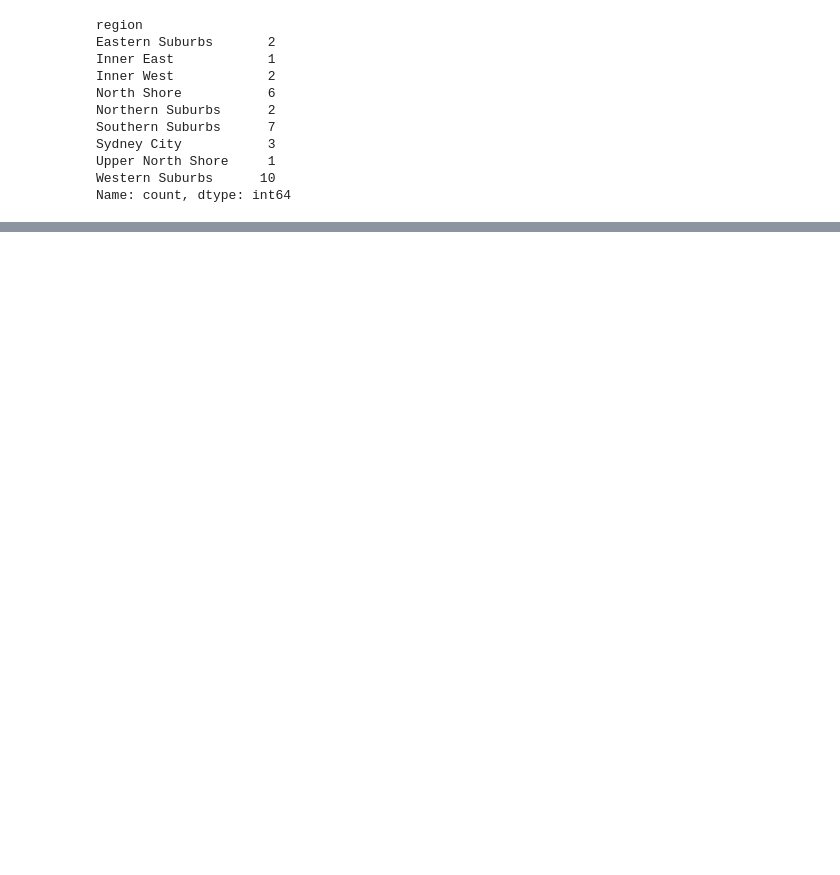
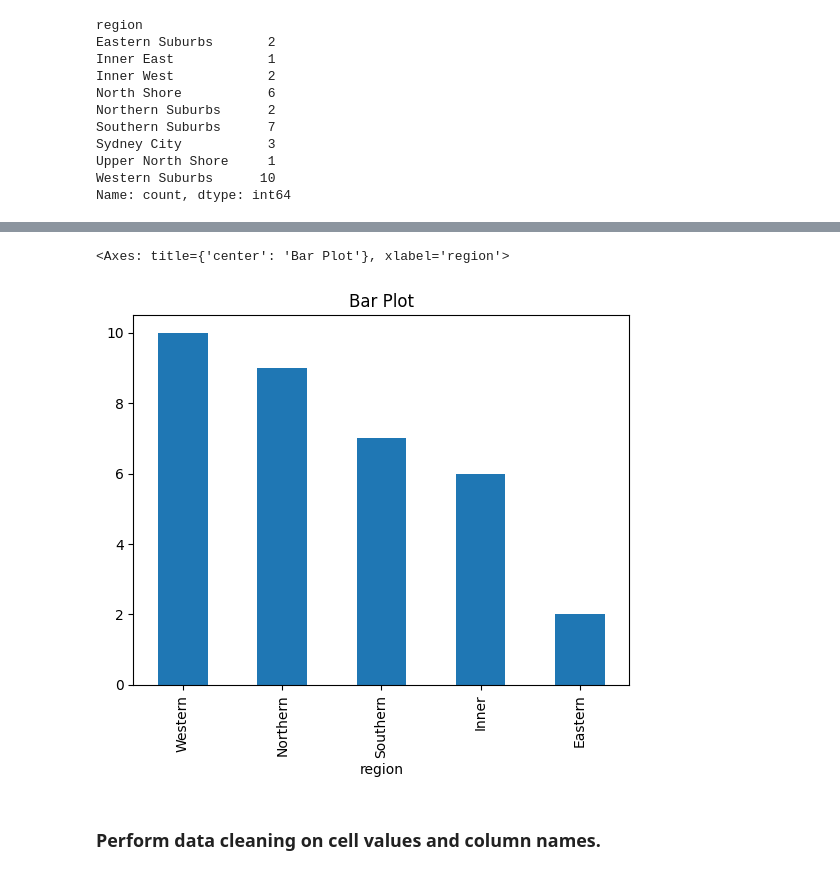
Before and after one commit to lhy-021/kaggle, a Jupyter notebook: sydney-suburbs-reviews-eda.ipynb, the cells around one changed output, grey strips where cells are left out. Saved outputs shown, nothing was run; the diff lists cells and outputs as text; code cells hidden in the pictures; blank space fills up the shorter version.

Commit message:
Kaggle Notebook | Sydney Suburbs Reviews eda | Version 4

```diff
--- a/sydney-suburbs-reviews-eda.ipynb
+++ b/sydney-suburbs-reviews-eda.ipynb
@@ -93,7 +100,3 @@ Sydney City           3
 Upper North Shore     1
 Western Suburbs      10
 Name: count, dtype: int64
-# %%
-df_sub['region1'] = np.nan
-# %%
-df_sub.loc[df_sub.region.str.contains('North'), 'region1']='North'
@@ -109,2 +102,0 @@ array(['Northern Suburbs', 'North Shore', 'Upper North Shore'],
-# %%
-df_sub = df.ethnic_breakdown_2016.str.split(',').explode().str.strip().str.split(' ')
@@ -124,0 +103,19 @@ df.loc[cn_15_idx, cols].query('median_apartment_price_2020<=700000').sort_values
+# %%
+mapping = {'Inner East': 'Inner',
+           'Inner West': 'Inner',
+           'Eastern Suburbs': 'Eastern',
+           'Northern Suburbs': 'Northern',
+           'Southern Suburbs': 'Southern',
+           'Sydney City': 'Inner',
+           'Western Suburbs': 'Western',
+           'North Shore': 'Northern',
+           'Upper North Shore': 'Northern'}
+
+df_sub.region = df_sub.region.map(mapping)
+# %%
+df_sub.region.value_counts().plot(kind='bar', title='Bar Plot')
+# %% [output]
+<Axes: title={'center': 'Bar Plot'}, xlabel='region'>
+[figure, added]
+# %% [markdown]
+### Perform data cleaning on cell values and column names.
```
Also changed, not shown: parts of 33 cells of this notebook.
